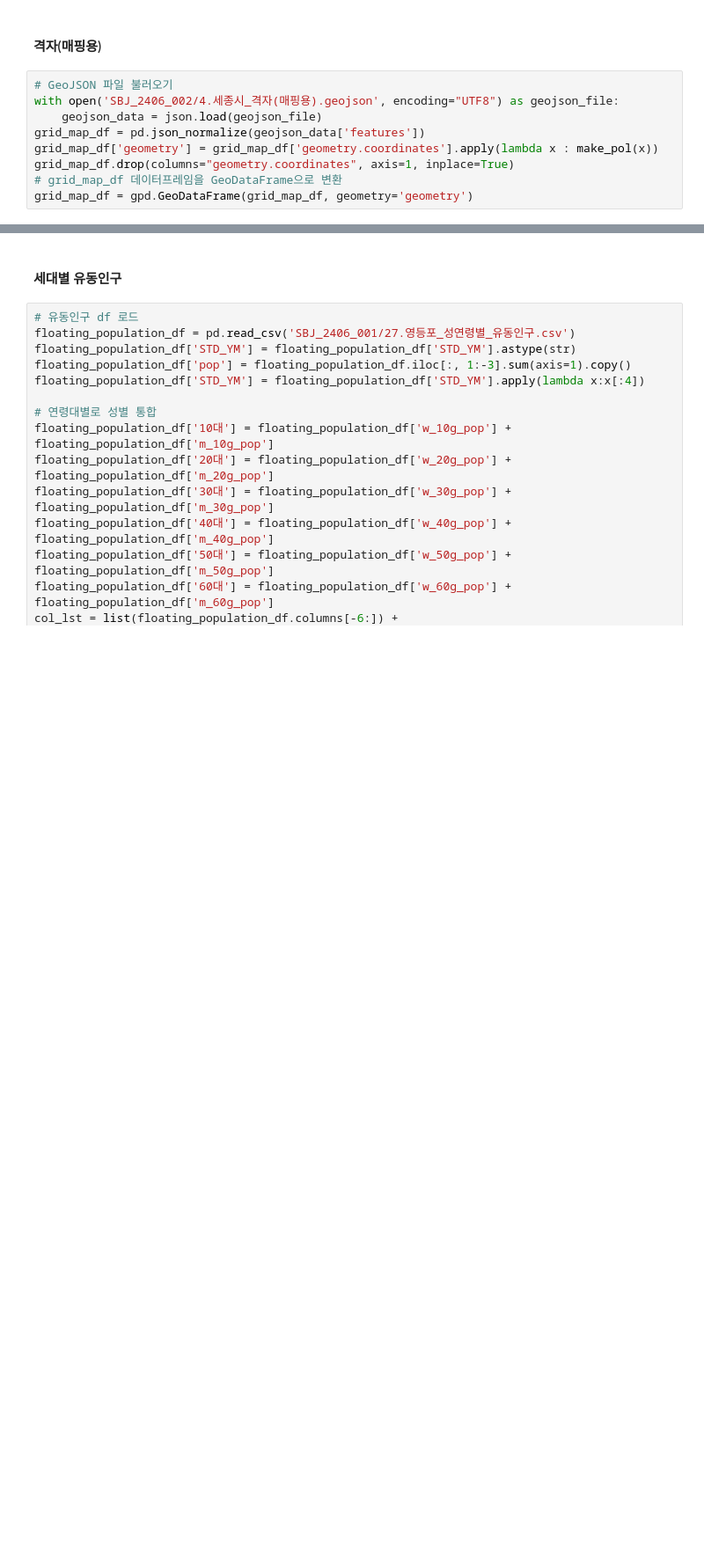
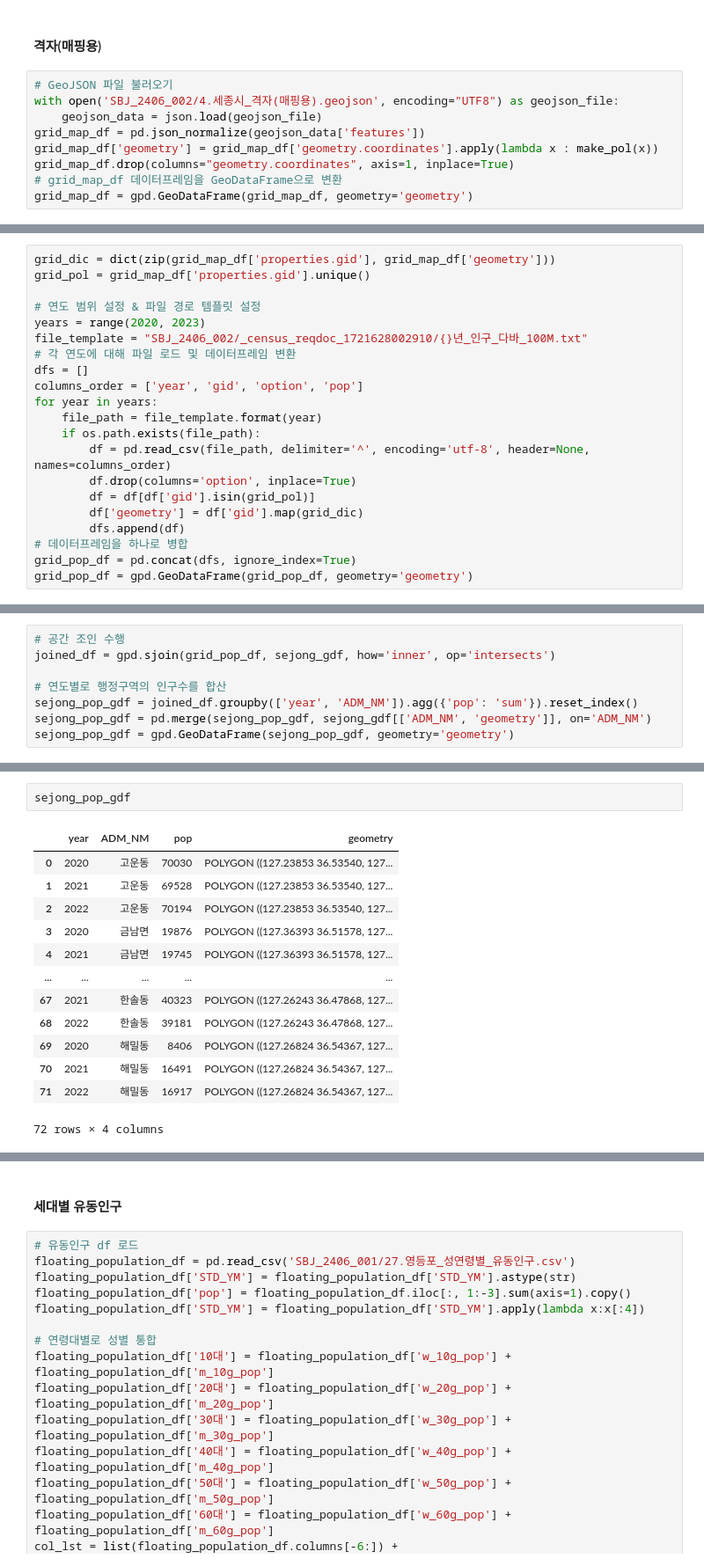
Before and after one commit to DDalaDDula/Estimation_of_Vacancy_Rate_of_Shopping_District_in_New_Town_Area, a Jupyter notebook: (1)세종시_인구변화.ipynb, the cells around one changed output, grey strips where cells are left out. Shown at 88% size. Drawn from its saved outputs; the diff is of its cells as text; blank space fills up the shorter version.

```diff
--- a/(1)세종시_인구변화.ipynb
+++ b/(1)세종시_인구변화.ipynb
@@ -448,0 +105,21 @@ Map saved to visualization/영등포구 현황/영등포구 거주인구 map(격
+# %%
+grid_dic = dict(zip(grid_map_df['properties.gid'], grid_map_df['geometry']))
+grid_pol = grid_map_df['properties.gid'].unique()
+
+# 연도 범위 설정 & 파일 경로 템플릿 설정
+years = range(2020, 2023)
+file_template = "SBJ_2406_002/_census_reqdoc_1721628002910/{}년_인구_다바_100M.txt"
+# 각 연도에 대해 파일 로드 및 데이터프레임 변환
+dfs = []
+columns_order = ['year', 'gid', 'option', 'pop']
+for year in years:
+    file_path = file_template.format(year)
+    if os.path.exists(file_path):
+        df = pd.read_csv(file_path, delimiter='^', encoding='utf-8', header=None, names=columns_order)
+        df.drop(columns='option', inplace=True)
+        df = df[df['gid'].isin(grid_pol)]
+        df['geometry'] = df['gid'].map(grid_dic)
+        dfs.append(df)
+# 데이터프레임을 하나로 병합
+grid_pop_df = pd.concat(dfs, ignore_index=True)
+grid_pop_df = gpd.GeoDataFrame(grid_pop_df, geometry='geometry')
@@ -448,0 +150,8 @@ Map saved to visualization/영등포구 현황/영등포구 거주인구 map(격
+# %%
+# 공간 조인 수행
+joined_df = gpd.sjoin(grid_pop_df, sejong_gdf, how='inner', op='intersects')
+
+# 연도별로 행정구역의 인구수를 합산
+sejong_pop_gdf = joined_df.groupby(['year', 'ADM_NM']).agg({'pop': 'sum'}).reset_index()
+sejong_pop_gdf = pd.merge(sejong_pop_gdf, sejong_gdf[['ADM_NM', 'geometry']], on='ADM_NM')
+sejong_pop_gdf = gpd.GeoDataFrame(sejong_pop_gdf, geometry='geometry')
@@ -448,0 +185,16 @@ Map saved to visualization/영등포구 현황/영등포구 거주인구 map(격
+# %%
+sejong_pop_gdf
+# %% [output]
+|  | year | ADM_NM | pop | geometry |
+| 0 | 2020 | 고운동 | 70030 | POLYGON ((127.23853 36.53540, 127... |
+| 1 | 2021 | 고운동 | 69528 | POLYGON ((127.23853 36.53540, 127... |
+| 2 | 2022 | 고운동 | 70194 | POLYGON ((127.23853 36.53540, 127... |
+| 3 | 2020 | 금남면 | 19876 | POLYGON ((127.36393 36.51578, 127... |
+| 4 | 2021 | 금남면 | 19745 | POLYGON ((127.36393 36.51578, 127... |
+| ... | ... | ... | ... | ... |
+| 67 | 2021 | 한솔동 | 40323 | POLYGON ((127.26243 36.47868, 127... |
+| 68 | 2022 | 한솔동 | 39181 | POLYGON ((127.26243 36.47868, 127... |
+| 69 | 2020 | 해밀동 | 8406 | POLYGON ((127.26824 36.54367, 127... |
+| 70 | 2021 | 해밀동 | 16491 | POLYGON ((127.26824 36.54367, 127... |
+| 71 | 2022 | 해밀동 | 16917 | POLYGON ((127.26824 36.54367, 127... |
+72 rows × 4 columns
```
Also changed, not shown: parts of 43 cells of this notebook.
